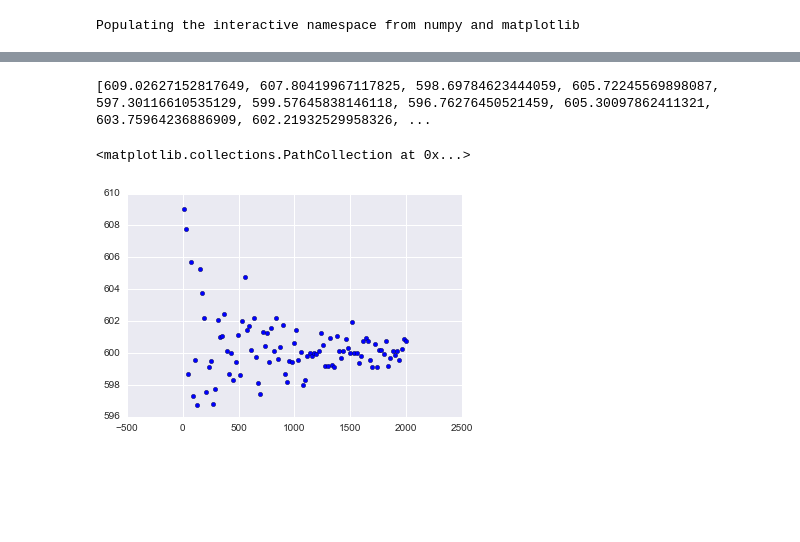
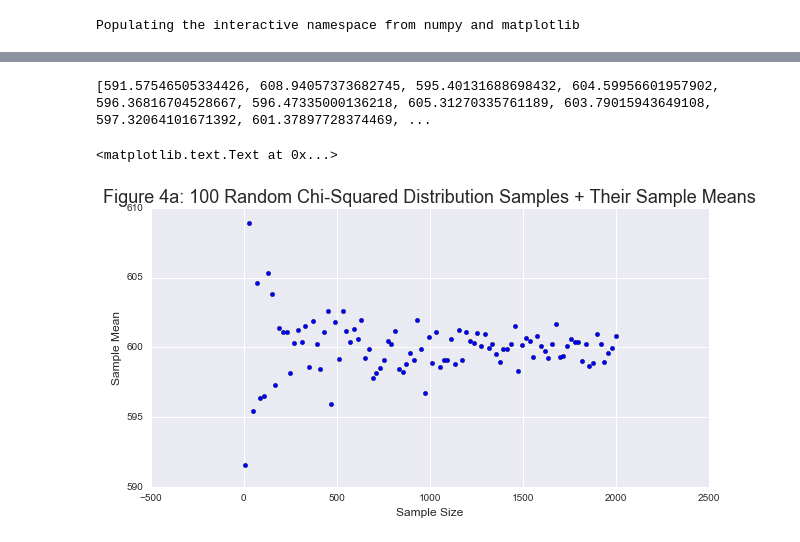
Before and after one commit to kristikorsberg/PUI2016, a Jupyter notebook: HW3_kk3374/HW3_Assignment_1_kk3374.ipynb, the cells around one changed output, grey strips where cells are left out. Drawn from its saved outputs; the diff is of its cells as text; code cells hidden in the pictures; blank space fills up the shorter version.

```diff
--- a/HW3_kk3374/HW3_Assignment_1_kk3374.ipynb
+++ b/HW3_kk3374/HW3_Assignment_1_kk3374.ipynb
@@ -114,20 +146,23 @@ pl.xlabel('x')
 # %%
 #Chi-Squared Distribution
 df = myMean
 #create a function which returns the mean of each randomly generated chi-squared distribution
 def create_chisq_size(df, s):
     return np.random.chisquare(df, size = s).mean()
 
 listOfChi = []
 for n in np.linspace(10, 2000, 100):
     #draws samples from a chi-squared distribution
     listOfChi.append(create_chisq_size(df, n))
 print(listOfChi)
 
 indexOfValues = np.linspace(10, 2000, 100)
-pl.figure()
+pl.figure(figsize=(10,5))
 pl.scatter(indexOfValues, listOfChi)
+pl.title('Figure 4a: 100 Random Chi-Squared Distribution Samples + Their Sample Means', fontsize=18)
+pl.xlabel('Sample Size', fontsize=12)
+pl.ylabel('Sample Mean', fontsize=12)
 # %% [output]
-[609.02627152817649, 607.80419967117825, 598.69784623444059, 605.72245569898087, 597.30116610535129, 599.57645838146118, 596.76276450521459, 605.30097862411321, 603.75964236886909, 602.21932529958326, ...
+[591.57546505334426, 608.94057373682745, 595.40131688698432, 604.59956601957902, 596.36816704528667, 596.47335000136218, 605.31270335761189, 603.79015943649108, 597.32064101671392, 601.37897728374469, ...
-<matplotlib.collections.PathCollection at 0x...>
+<matplotlib.text.Text at 0x...>
-[figure, old version]
+[figure, new version]
```
Also changed, not shown: parts of 23 cells of this notebook.
